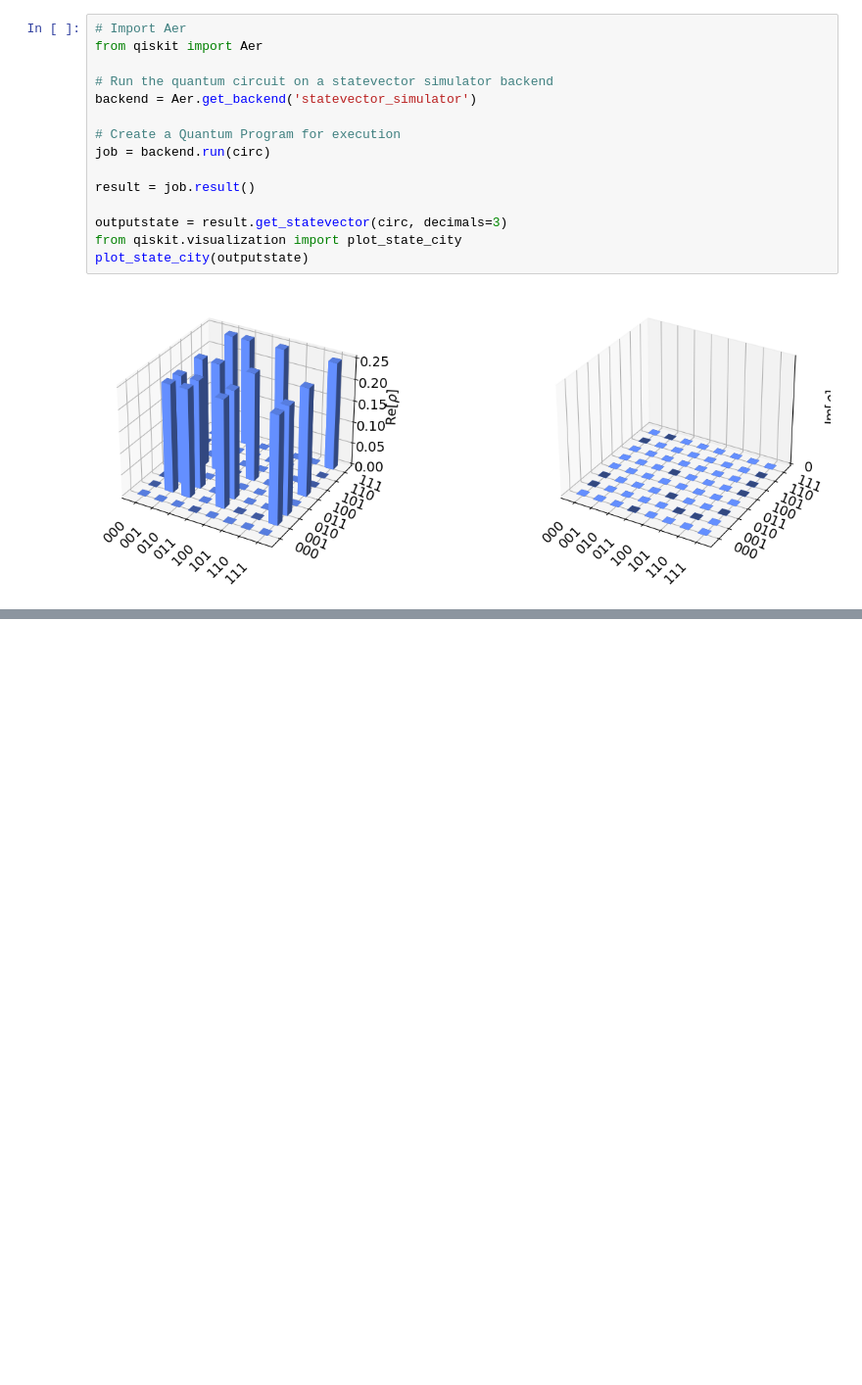
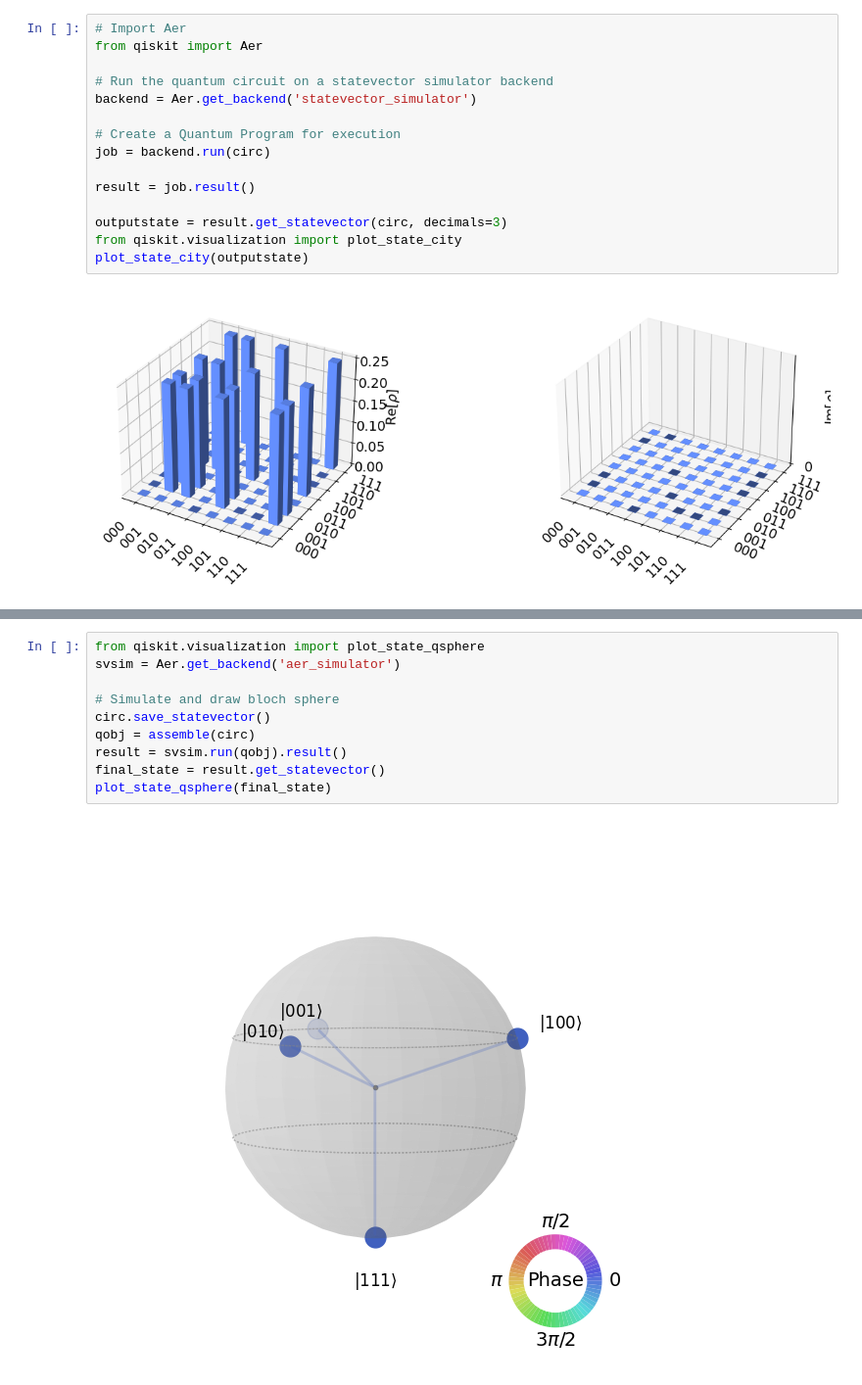
Before and after one commit to Marcondiro/QUANTIS-lab, a Jupyter notebook: QUANTIS Notebook 2 Circuit in IBM Quantum Computer.ipynb, the cells around one changed output, grey strips where cells are left out. Shown at 98% size. Drawn from its saved outputs; the diff is of its cells as text; blank space fills up the shorter version.

```diff
--- a/QUANTIS Notebook 2 Circuit in IBM Quantum Computer.ipynb
+++ b/QUANTIS Notebook 2 Circuit in IBM Quantum Computer.ipynb
@@ -256,0 +271,12 @@ The results obtained using the _IBM Q Experience_ simulator are in line with the
+# %%
+from qiskit.visualization import plot_state_qsphere
+svsim = Aer.get_backend('aer_simulator')
+
+# Simulate and draw bloch sphere
+circ.save_statevector()
+qobj = assemble(circ)
+result = svsim.run(qobj).result()
+final_state = result.get_statevector()
+plot_state_qsphere(final_state)
+# %% [output]
+[figure, added]
```
Also changed, not shown: parts of 2 cells of this notebook.
